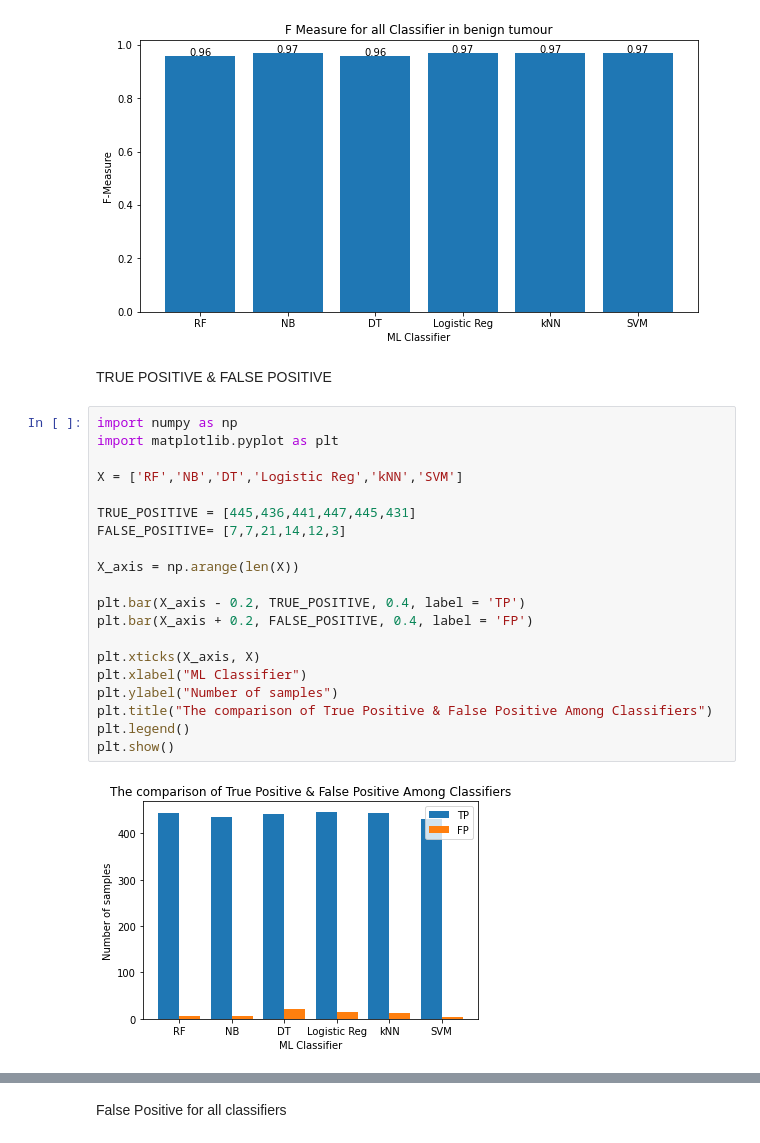
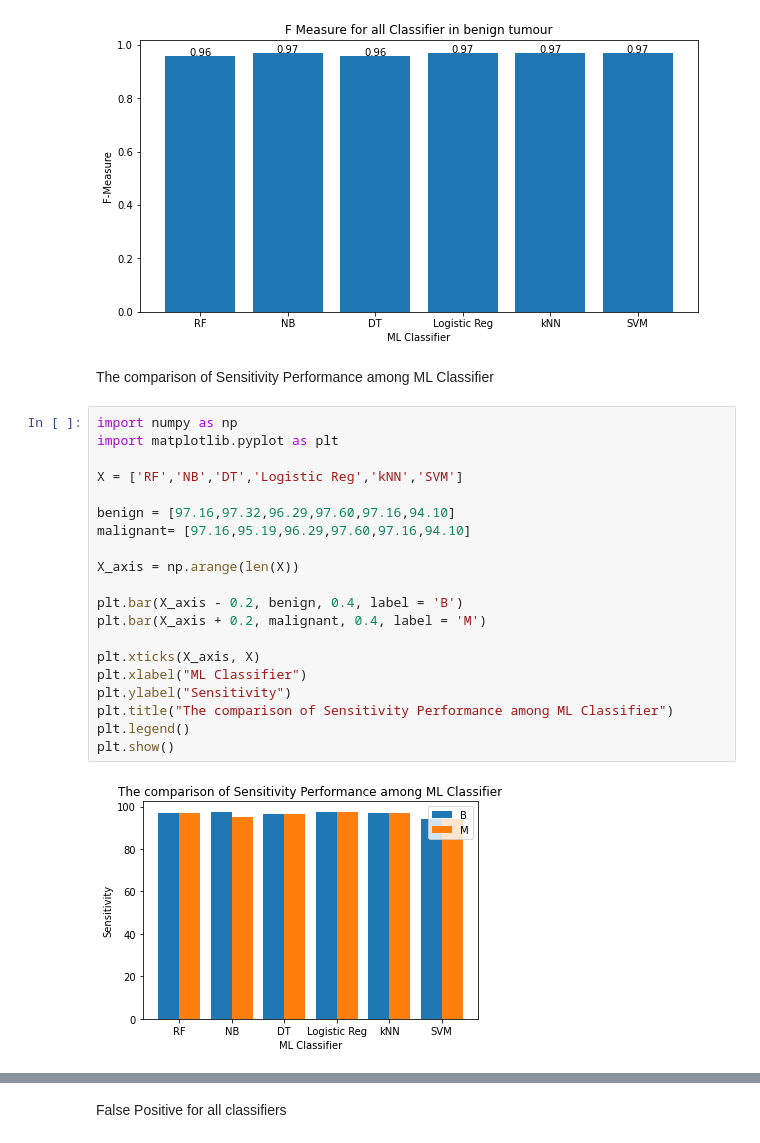
Before and after one commit to drmayu7/303A_machinelearning, a Jupyter notebook: Notebooks/CHART_for_wisconsin_breast_cancer_project.ipynb, the cells around one changed output, grey strips where cells are left out. Cells and saved outputs as stored; diff of their text form.

Commit message:
updated chart and table

```diff
--- a/Notebooks/CHART_for_wisconsin_breast_cancer_project.ipynb
+++ b/Notebooks/CHART_for_wisconsin_breast_cancer_project.ipynb
@@ -294,27 +507,27 @@ if __name__ == '__main__':
     plt.show()
 # %% [output]
 [figure]
-# %% [markdown]
-TRUE POSITIVE & FALSE POSITIVE
+# %% [markdown]
+The comparison of Sensitivity Performance among ML Classifier
 # %%
 import numpy as np
 import matplotlib.pyplot as plt
 
 X = ['RF','NB','DT','Logistic Reg','kNN','SVM']
 
-TRUE_POSITIVE = [445,436,441,447,445,431]
-FALSE_POSITIVE= [7,7,21,14,12,3]
+benign = [97.16,97.32,96.29,97.60,97.16,94.10]
+malignant= [97.16,95.19,96.29,97.60,97.16,94.10]
 
 X_axis = np.arange(len(X))
 
-plt.bar(X_axis - 0.2, TRUE_POSITIVE, 0.4, label = 'TP')
-plt.bar(X_axis + 0.2, FALSE_POSITIVE, 0.4, label = 'FP')
+plt.bar(X_axis - 0.2, benign, 0.4, label = 'B')
+plt.bar(X_axis + 0.2, malignant, 0.4, label = 'M')
 
 plt.xticks(X_axis, X)
 plt.xlabel("ML Classifier")
-plt.ylabel("Number of samples")
-plt.title("The comparison of True Positive & False Positive Among Classifiers")
+plt.ylabel("Sensitivity")
+plt.title("The comparison of Sensitivity Performance among ML Classifier")
 plt.legend()
 plt.show()
 # %% [output]
-[figure, old version]
+[figure, new version]
```
Also changed, not shown: parts of 8 cells of this notebook, 1 other file.
